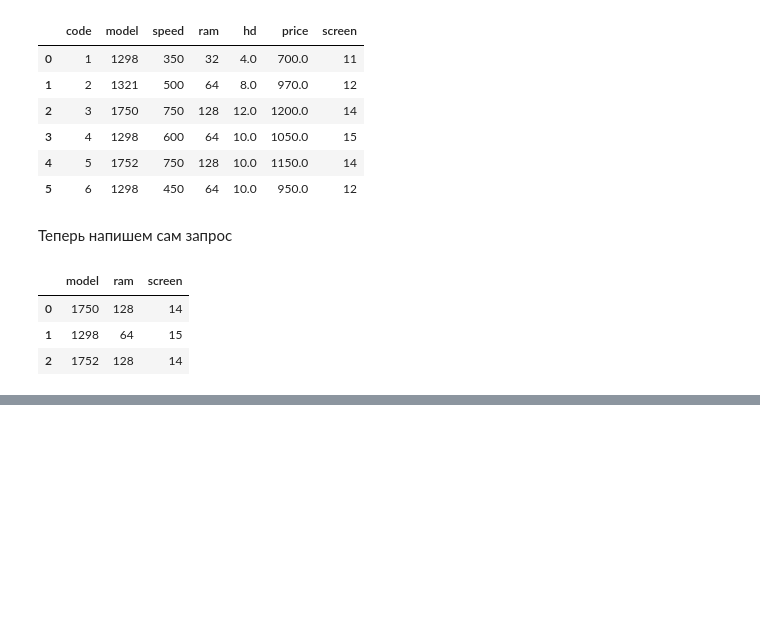
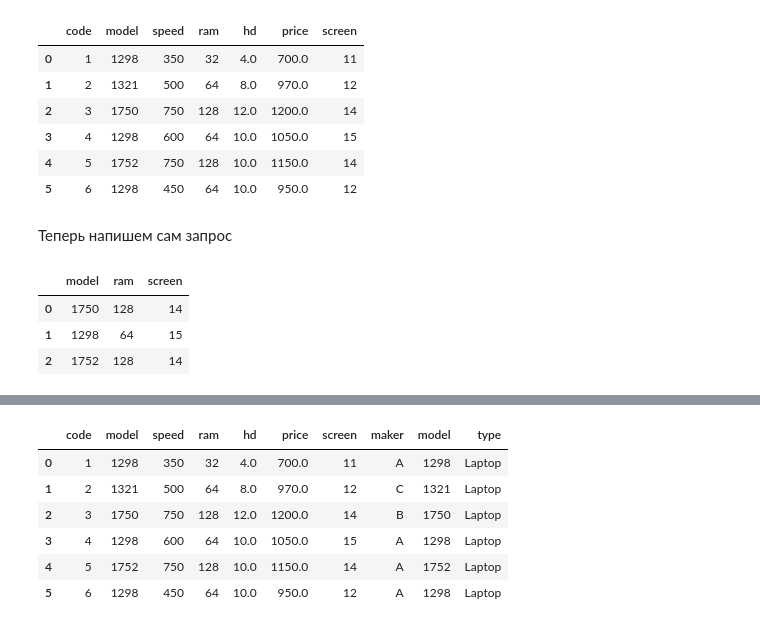
Before and after one commit to AleksTurov/Data-Science, a Jupyter notebook: sql-ex/sqlex_postgres_in_colab.ipynb, the cells around one changed output, grey strips where cells are left out. Drawn from its saved outputs; the diff is of its cells as text; code cells hidden in the pictures; blank space fills up the shorter version.

```diff
--- a/sql-ex/sqlex_postgres_in_colab.ipynb
+++ b/sql-ex/sqlex_postgres_in_colab.ipynb
@@ -249,0 +438,15 @@ select(sql)
+# %%
+sql = '''select * from Laptop t
+left join Product i on t.model = i.model
+
+'''
+# %%
+select(sql)
+# %% [output]
+|  | code | model | speed | ram | hd | price | screen | maker | model | type |
+| 0 | 1 | 1298 | 350 | 32 | 4.0 | 700.0 | 11 | A | 1298 | Laptop |
+| 1 | 2 | 1321 | 500 | 64 | 8.0 | 970.0 | 12 | C | 1321 | Laptop |
+| 2 | 3 | 1750 | 750 | 128 | 12.0 | 1200.0 | 14 | B | 1750 | Laptop |
+| 3 | 4 | 1298 | 600 | 64 | 10.0 | 1050.0 | 15 | A | 1298 | Laptop |
+| 4 | 5 | 1752 | 750 | 128 | 10.0 | 1150.0 | 14 | A | 1752 | Laptop |
+| 5 | 6 | 1298 | 450 | 64 | 10.0 | 950.0 | 12 | A | 1298 | Laptop |
```
Also changed, not shown: parts of 38 cells of this notebook.
